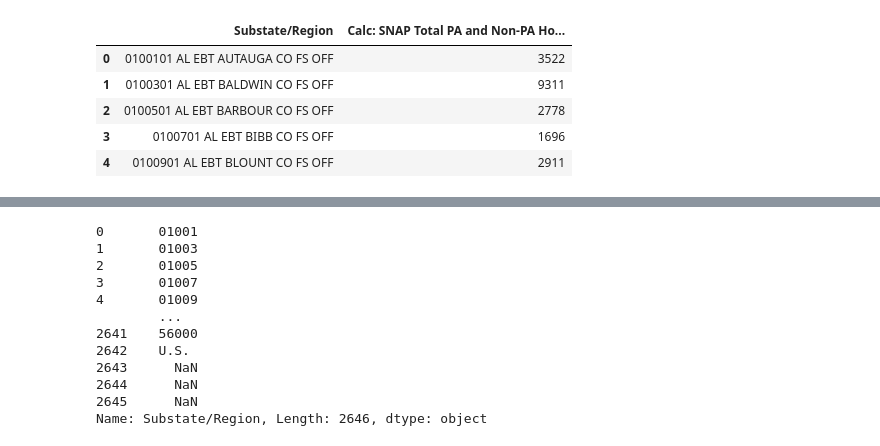
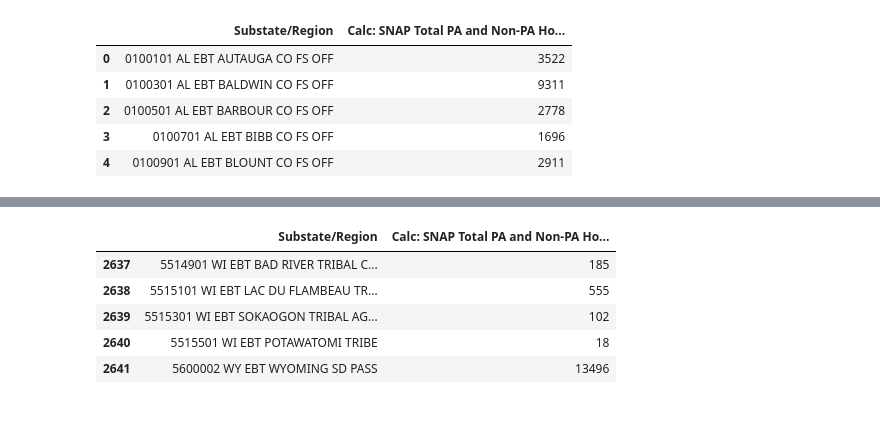
Before and after one commit to datakind/BDT_DataDive_Dec22, a Jupyter notebook: notebooks/ACP Uptake vs SNAP Uptake.ipynb, the cells around one changed output, grey strips where cells are left out. Drawn from its saved outputs; the diff is of its cells as text; code cells hidden in the pictures; blank space fills up the shorter version.

```diff
--- a/notebooks/ACP Uptake vs SNAP Uptake.ipynb
+++ b/notebooks/ACP Uptake vs SNAP Uptake.ipynb
@@ -115,18 +130,15 @@ sjul21.head()
+# %%
+sjul21.tail()
+# %% [output]
+|  | Substate/Region | Calc: SNAP Total PA and Non-PA Ho... |
+| 2637 | 5514901 WI EBT BAD RIVER TRIBAL C... | 185 |
+| 2638 | 5515101 WI EBT LAC DU FLAMBEAU TR... | 555 |
+| 2639 | 5515301 WI EBT SOKAOGON TRIBAL AG... | 102 |
+| 2640 | 5515501 WI EBT POTAWATOMI TRIBE | 18 |
+| 2641 | 5600002 WY EBT WYOMING SD PASS | 13496 |
 # %%
-sjul21['Substate/Region'].str[:5]
+#extract FIPS code
+sjul21['FIPS Code']=sjul21['Substate/Region'].str[:5]
-# %% [output]
-0       01001
-1       01003
-2       01005
-3       01007
-4       01009
-        ...
-2641    56000
-2642    U.S.
-2643      NaN
-2644      NaN
-2645      NaN
-Name: Substate/Region, Length: 2646, dtype: object
 # %%
 sjul21.tail()
 # %% [output]
```
Also changed, not shown: parts of 15 cells of this notebook.
